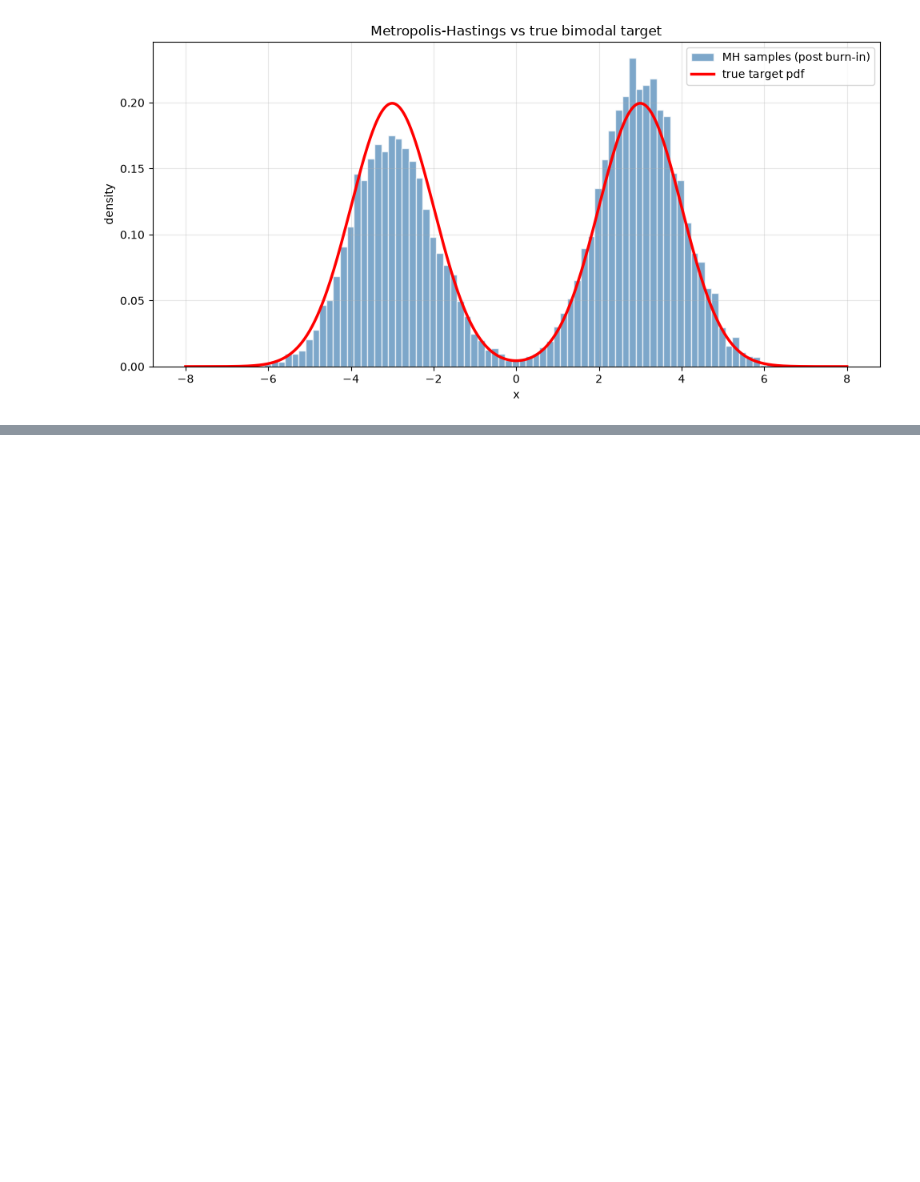
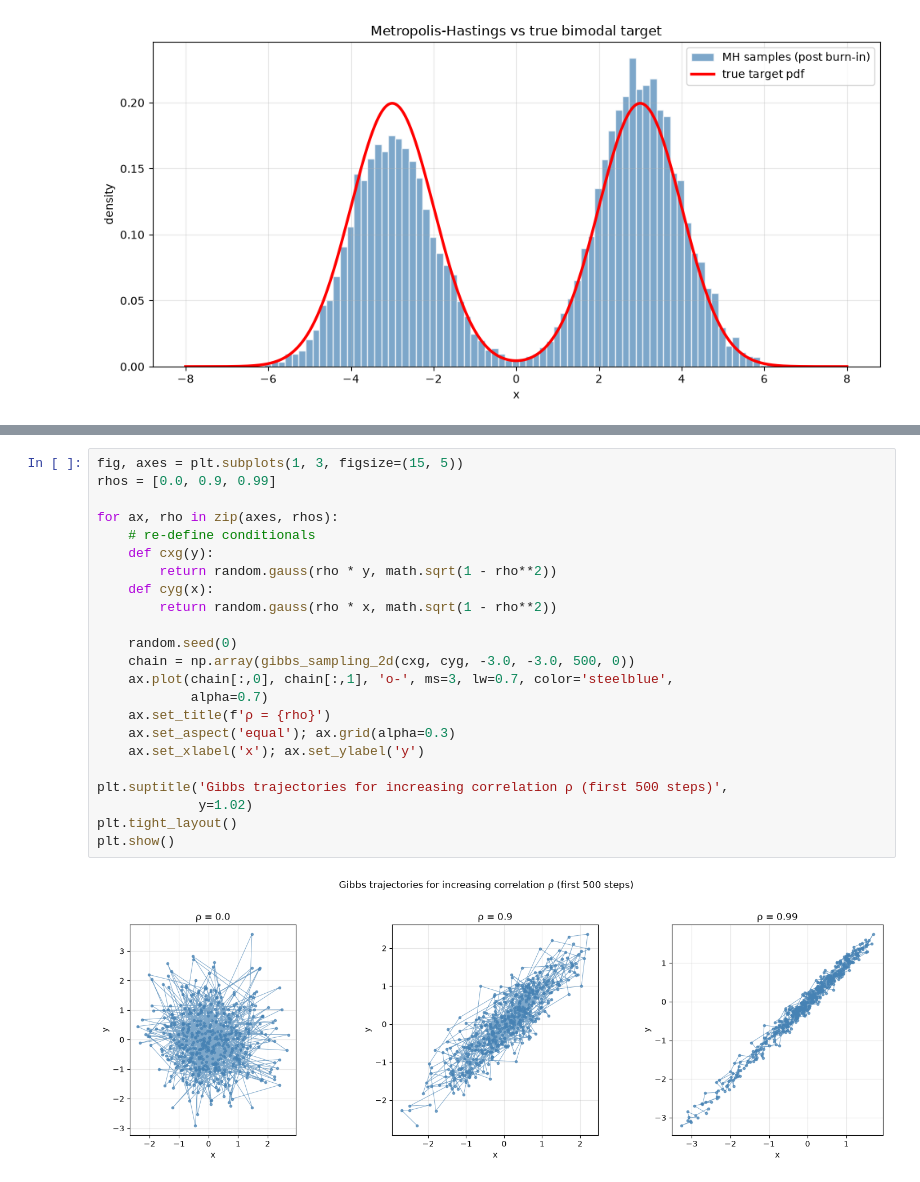
Before and after one commit to Saransh-Basu-01/AI_Engineering, a Jupyter notebook: Math_Fundamentals/Sampling_Methods/sampling.ipynb, the cells around one changed output, grey strips where cells are left out. Drawn from its saved outputs; the diff is of its cells as text; blank space fills up the shorter version.

```diff
--- a/Math_Fundamentals/Sampling_Methods/sampling.ipynb
+++ b/Math_Fundamentals/Sampling_Methods/sampling.ipynb
@@ -406,0 +511,25 @@ plt.show()
+# %%
+fig, axes = plt.subplots(1, 3, figsize=(15, 5))
+rhos = [0.0, 0.9, 0.99]
+
+for ax, rho in zip(axes, rhos):
+    # re-define conditionals
+    def cxg(y):
+        return random.gauss(rho * y, math.sqrt(1 - rho**2))
+    def cyg(x):
+        return random.gauss(rho * x, math.sqrt(1 - rho**2))
+
+    random.seed(0)
+    chain = np.array(gibbs_sampling_2d(cxg, cyg, -3.0, -3.0, 500, 0))
+    ax.plot(chain[:,0], chain[:,1], 'o-', ms=3, lw=0.7, color='steelblue',
+            alpha=0.7)
+    ax.set_title(f'ρ = {rho}')
+    ax.set_aspect('equal'); ax.grid(alpha=0.3)
+    ax.set_xlabel('x'); ax.set_ylabel('y')
+
+plt.suptitle('Gibbs trajectories for increasing correlation ρ (first 500 steps)',
+             y=1.02)
+plt.tight_layout()
+plt.show()
+# %% [output]
+[figure, added]
```
Also changed, not shown: parts of 8 cells of this notebook.
